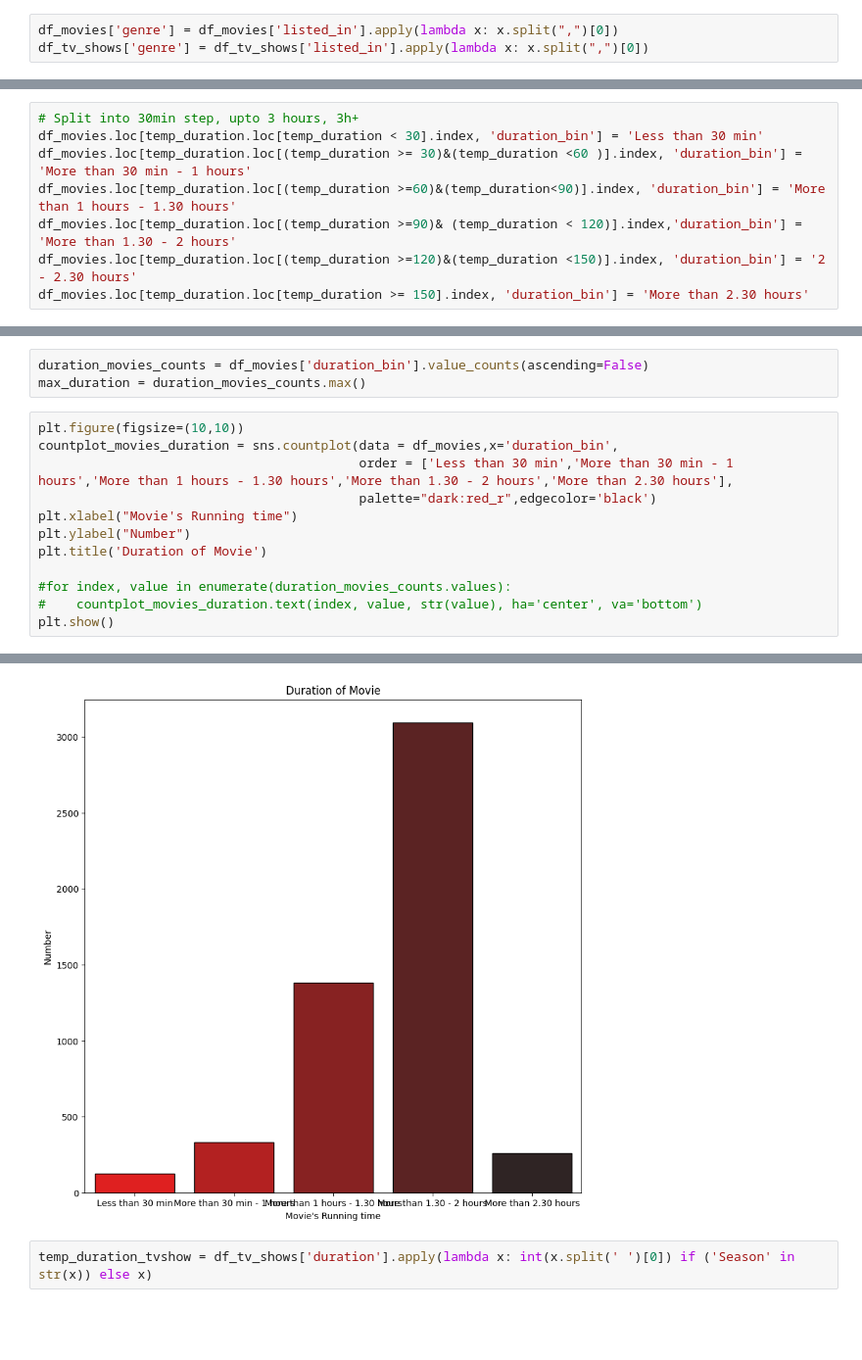
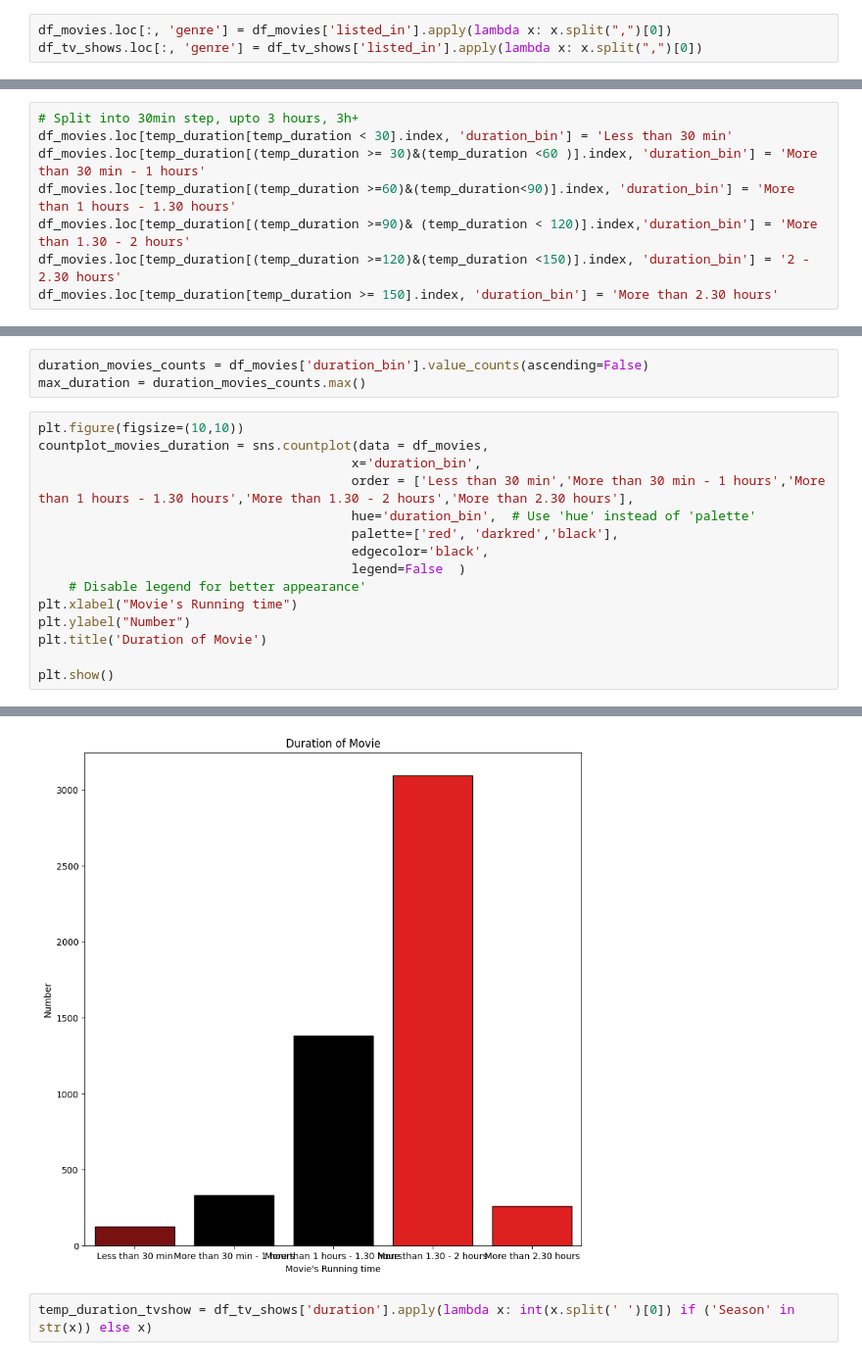
Before and after one commit to nguyen-tr-thuc/Netflix-Movies-and-TV-Shows, a Jupyter notebook: netflix_project.ipynb, the cells around one changed output, grey strips where cells are left out. Shown at 98% size. Cells and saved outputs as stored; diff of their text form; blank space fills up the shorter version.

```diff
--- a/netflix_project.ipynb
+++ b/netflix_project.ipynb
@@ -276,5 +254,5 @@ plt.show()
 # %% [markdown]
 ## Content structure by  genres
 # %%
-df_movies['genre'] = df_movies['listed_in'].apply(lambda x: x.split(",")[0])
-df_tv_shows['genre'] = df_tv_shows['listed_in'].apply(lambda x: x.split(",")[0])
+df_movies.loc[:, 'genre'] = df_movies['listed_in'].apply(lambda x: x.split(",")[0])
+df_tv_shows.loc[:, 'genre'] = df_tv_shows['listed_in'].apply(lambda x: x.split(",")[0])
@@ -335,9 +301,9 @@ temp_duration
 Name: duration, Length: 6131, dtype: int64
 # %%
 # Split into 30min step, upto 3 hours, 3h+
-df_movies.loc[temp_duration.loc[temp_duration < 30].index, 'duration_bin'] = 'Less than 30 min'
-df_movies.loc[temp_duration.loc[(temp_duration >= 30)&(temp_duration <60 )].index, 'duration_bin'] = 'More than 30 min - 1 hours'
-df_movies.loc[temp_duration.loc[(temp_duration >=60)&(temp_duration<90)].index, 'duration_bin'] = 'More than 1 hours - 1.30 hours'
-df_movies.loc[temp_duration.loc[(temp_duration >=90)& (temp_duration < 120)].index,'duration_bin'] = 'More than 1.30 - 2 hours'
-df_movies.loc[temp_duration.loc[(temp_duration >=120)&(temp_duration <150)].index, 'duration_bin'] = '2 - 2.30 hours'
-df_movies.loc[temp_duration.loc[temp_duration >= 150].index, 'duration_bin'] = 'More than 2.30 hours'
+df_movies.loc[temp_duration[temp_duration < 30].index, 'duration_bin'] = 'Less than 30 min'
+df_movies.loc[temp_duration[(temp_duration >= 30)&(temp_duration <60 )].index, 'duration_bin'] = 'More than 30 min - 1 hours'
+df_movies.loc[temp_duration[(temp_duration >=60)&(temp_duration<90)].index, 'duration_bin'] = 'More than 1 hours - 1.30 hours'
+df_movies.loc[temp_duration[(temp_duration >=90)& (temp_duration < 120)].index,'duration_bin'] = 'More than 1.30 - 2 hours'
+df_movies.loc[temp_duration[(temp_duration >=120)&(temp_duration <150)].index, 'duration_bin'] = '2 - 2.30 hours'
+df_movies.loc[temp_duration[temp_duration >= 150].index, 'duration_bin'] = 'More than 2.30 hours'
@@ -352,14 +312,17 @@ duration_movies_counts = df_movies['duration_bin'].value_counts(ascending=False)
 max_duration = duration_movies_counts.max()
 # %%
 plt.figure(figsize=(10,10))
-countplot_movies_duration = sns.countplot(data = df_movies,x='duration_bin',
-                                          order = ['Less than 30 min','More than 30 min - 1 hours','More than 1 hours - 1.30 hours','More than 1.30 - 2 hours','More than 2.30 hours'],
-                                          palette="dark:red_r",edgecolor='black')
+countplot_movies_duration = sns.countplot(data = df_movies,
+                                         x='duration_bin',
+                                         order = ['Less than 30 min','More than 30 min - 1 hours','More than 1 hours - 1.30 hours','More than 1.30 - 2 hours','More than 2.30 hours'],
+                                         hue='duration_bin',  # Use 'hue' instead of 'palette'
+                                         palette=['red', 'darkred','black'],
+                                         edgecolor='black',
+                                         legend=False  )
+    # Disable legend for better appearance'
 plt.xlabel("Movie's Running time")
 plt.ylabel("Number")
 plt.title('Duration of Movie')
 
-#for index, value in enumerate(duration_movies_counts.values):
-#    countplot_movies_duration.text(index, value, str(value), ha='center', va='bottom')
 plt.show()
 # %% [output]
@@ -369,4 +330,4 @@ Passing `palette` without assigning `hue` is deprecated and will be removed in v
-[figure, old version]
+[figure, new version]
 # %%
 temp_duration_tvshow = df_tv_shows['duration'].apply(lambda x: int(x.split(' ')[0]) if ('Season' in str(x)) else x)
 # %%
```
Also changed, not shown: parts of 13 cells of this notebook.
